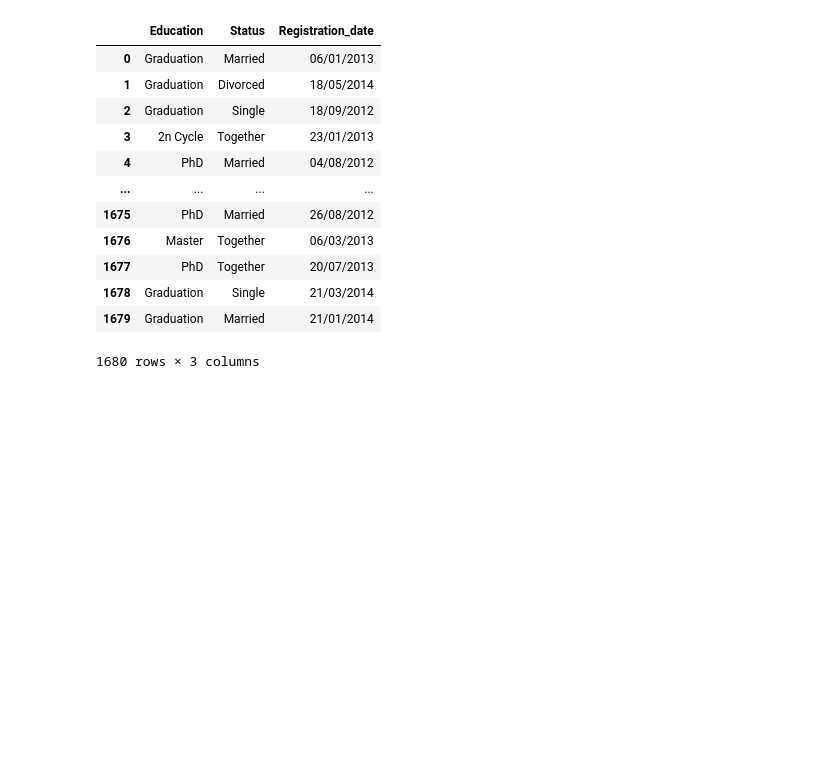
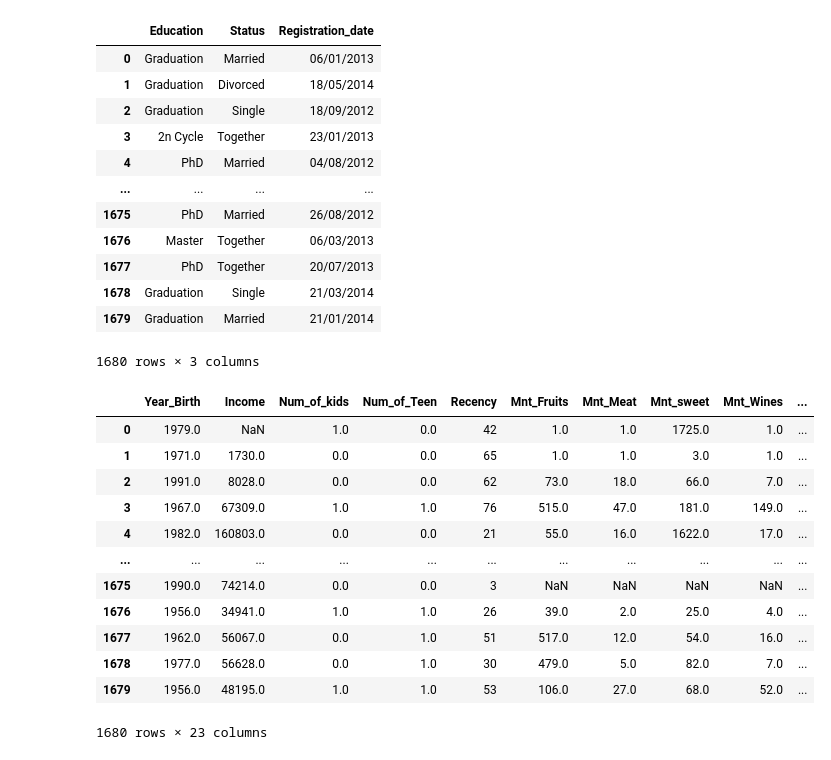
Before and after one commit to parzival0152/datamine, a Jupyter notebook: main.ipynb, the cells around one changed output. Cells and saved outputs as stored; diff of their text form; code cells hidden in the pictures; blank space fills up the shorter version.

```diff
--- a/main.ipynb
+++ b/main.ipynb
@@ -103,3 +93,20 @@ nominal_data
 | 1678 | Graduation | Single | 21/03/2014 |
 | 1679 | Graduation | Married | 21/01/2014 |
 1680 rows × 3 columns
+# %%
+culledData = numeric_data.drop(['ID','Revenue','Cost_Contact'], axis=1)
+culledData
+# %% [output]
+|  | Year_Birth | Income | Num_of_kids | Num_of_Teen | Recency | Mnt_Fruits | Mnt_Meat | Mnt_sweet | Mnt_Wines | ... |
+| 0 | 1979.0 | NaN | 1.0 | 0.0 | 42 | 1.0 | 1.0 | 1725.0 | 1.0 | ... |
+| 1 | 1971.0 | 1730.0 | 0.0 | 0.0 | 65 | 1.0 | 1.0 | 3.0 | 1.0 | ... |
+| 2 | 1991.0 | 8028.0 | 0.0 | 0.0 | 62 | 73.0 | 18.0 | 66.0 | 7.0 | ... |
+| 3 | 1967.0 | 67309.0 | 1.0 | 1.0 | 76 | 515.0 | 47.0 | 181.0 | 149.0 | ... |
+| 4 | 1982.0 | 160803.0 | 0.0 | 0.0 | 21 | 55.0 | 16.0 | 1622.0 | 17.0 | ... |
+| ... | ... | ... | ... | ... | ... | ... | ... | ... | ... | ... |
+| 1675 | 1990.0 | 74214.0 | 0.0 | 0.0 | 3 | NaN | NaN | NaN | NaN | ... |
+| 1676 | 1956.0 | 34941.0 | 1.0 | 1.0 | 26 | 39.0 | 2.0 | 25.0 | 4.0 | ... |
+| 1677 | 1962.0 | 56067.0 | 0.0 | 1.0 | 51 | 517.0 | 12.0 | 54.0 | 16.0 | ... |
+| 1678 | 1977.0 | 56628.0 | 0.0 | 1.0 | 30 | 479.0 | 5.0 | 82.0 | 7.0 | ... |
+| 1679 | 1956.0 | 48195.0 | 1.0 | 1.0 | 53 | 106.0 | 27.0 | 68.0 | 52.0 | ... |
+1680 rows × 23 columns
```
Also changed, not shown: parts of 13 cells of this notebook.
